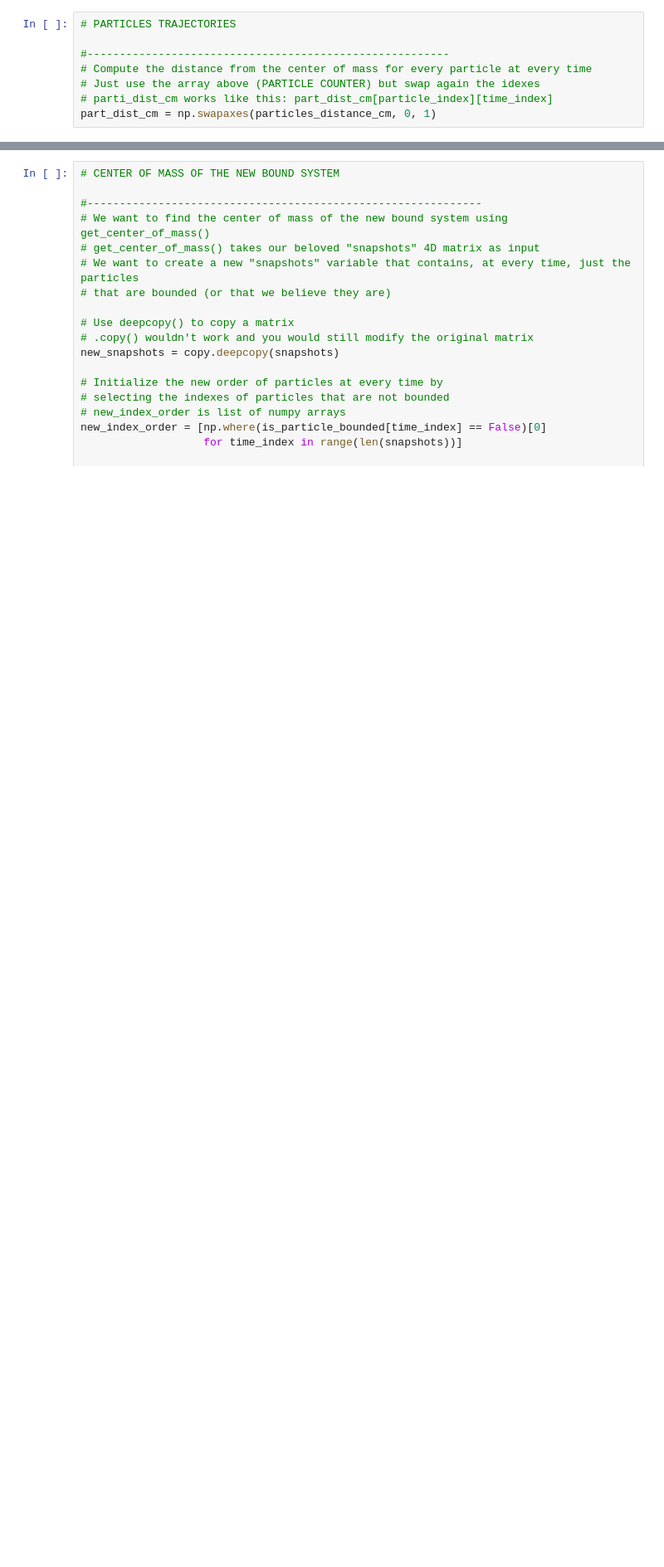
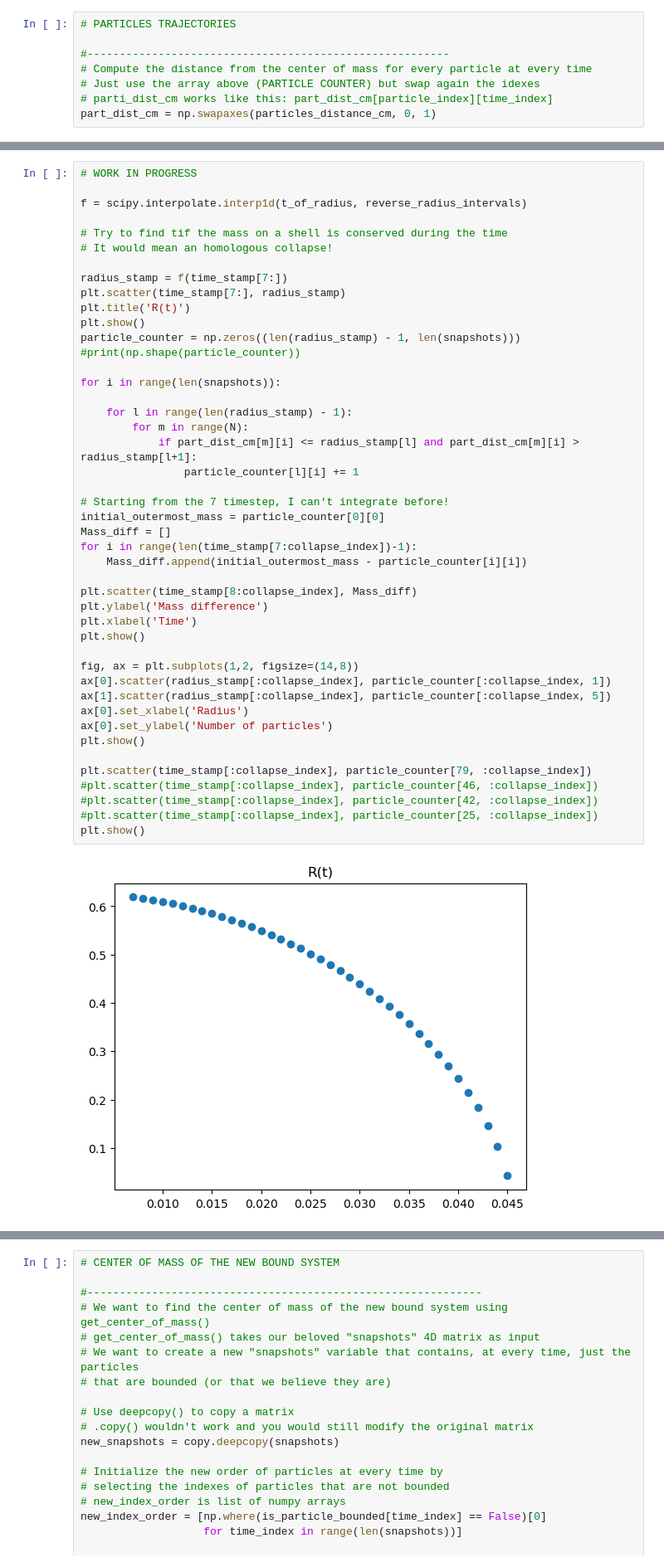
Before and after one commit to Federico-Fantoccoli/Dynamics-of-stellar-systems, a Jupyter notebook: Exp_2/homogeneous_sphere_collapse.ipynb, the cells around one changed output, grey strips where cells are left out. Shown at 83% size. Cells and saved outputs as stored; diff of their text form; blank space fills up the shorter version.

```diff
--- a/Exp_2/homogeneous_sphere_collapse.ipynb
+++ b/Exp_2/homogeneous_sphere_collapse.ipynb
@@ -748,0 +837,47 @@ part_dist_cm = np.swapaxes(particles_distance_cm, 0, 1)
+# %%
+# WORK IN PROGRESS
+
+f = scipy.interpolate.interp1d(t_of_radius, reverse_radius_intervals)
+
+# Try to find tif the mass on a shell is conserved during the time
+# It would mean an homologous collapse!
+
+radius_stamp = f(time_stamp[7:])
+plt.scatter(time_stamp[7:], radius_stamp)
+plt.title('R(t)')
+plt.show()
+particle_counter = np.zeros((len(radius_stamp) - 1, len(snapshots)))
+#print(np.shape(particle_counter))
+
+for i in range(len(snapshots)):
+
+    for l in range(len(radius_stamp) - 1):
+        for m in range(N):
+            if part_dist_cm[m][i] <= radius_stamp[l] and part_dist_cm[m][i] > radius_stamp[l+1]:
+                particle_counter[l][i] += 1
+
+# Starting from the 7 timestep, I can't integrate before!
+initial_outermost_mass = particle_counter[0][0]
+Mass_diff = []
+for i in range(len(time_stamp[7:collapse_index])-1):
+    Mass_diff.append(initial_outermost_mass - particle_counter[i][i])
+
+plt.scatter(time_stamp[8:collapse_index], Mass_diff)
+plt.ylabel('Mass difference')
+plt.xlabel('Time')
+plt.show()
+
+fig, ax = plt.subplots(1,2, figsize=(14,8))
+ax[0].scatter(radius_stamp[:collapse_index], particle_counter[:collapse_index, 1])
+ax[1].scatter(radius_stamp[:collapse_index], particle_counter[:collapse_index, 5])
+ax[0].set_xlabel('Radius')
+ax[0].set_ylabel('Number of particles')
+plt.show()
+
+plt.scatter(time_stamp[:collapse_index], particle_counter[79, :collapse_index])
+#plt.scatter(time_stamp[:collapse_index], particle_counter[46, :collapse_index])
+#plt.scatter(time_stamp[:collapse_index], particle_counter[42, :collapse_index])
+#plt.scatter(time_stamp[:collapse_index], particle_counter[25, :collapse_index])
+plt.show()
+# %% [output]
+[figure, added]
```
Also changed, not shown: parts of 8 cells of this notebook.
